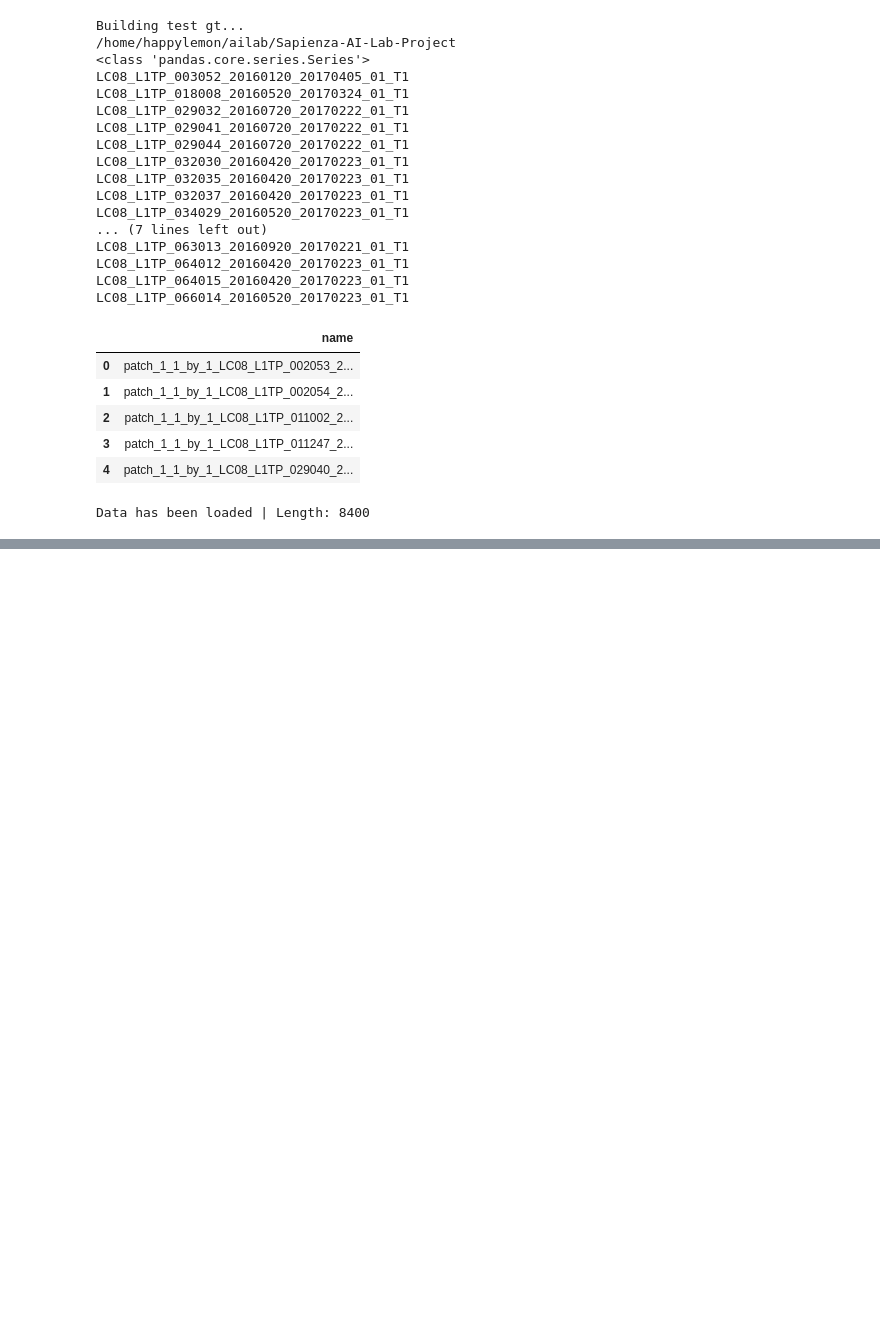
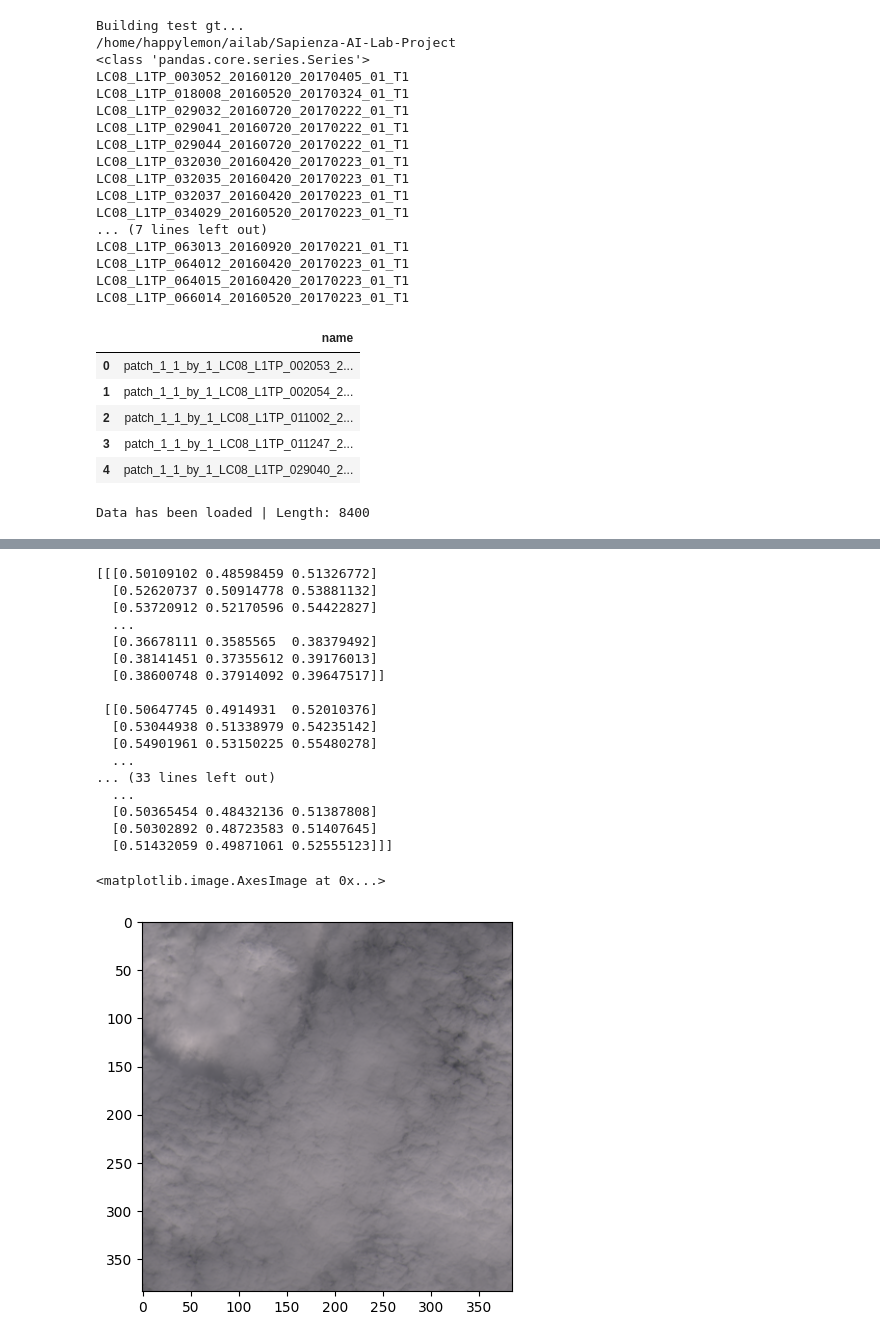
Before and after one commit to TheArtemis/Sapienza-AI-Lab-Project, a Jupyter notebook: 38-cloud-notebook.ipynb, the cells around one changed output, grey strips where cells are left out. Cells and saved outputs as stored; diff of their text form; code cells hidden in the pictures; blank space fills up the shorter version.

```diff
--- a/38-cloud-notebook.ipynb
+++ b/38-cloud-notebook.ipynb
@@ -159,0 +197,35 @@ ax[1].imshow(data.to_mask(image_index))
+# %%
+### TEMP
+
+b_t = 'data/38-Cloud_training/train_blue/blue_patch_250_12_by_8_LC08_L1TP_061017_20160720_20170223_01_T1.TIF'
+g_t = 'data/38-Cloud_training/train_green/green_patch_250_12_by_8_LC08_L1TP_061017_20160720_20170223_01_T1.TIF'
+r_t = 'data/38-Cloud_training/train_red/red_patch_250_12_by_8_LC08_L1TP_061017_20160720_20170223_01_T1.TIF'
+
+b = np.array(Image.open(b_t))
+g = np.array(Image.open(g_t))
+r = np.array(Image.open(r_t))
+
+rgb = np.stack([r, g, b], axis=2)
+rgb = rgb / np.iinfo(rgb.dtype).max
+print(rgb)
+plt.imshow(rgb)
+# %% [output]
+[[[0.50109102 0.48598459 0.51326772]
+  [0.52620737 0.50914778 0.53881132]
+  [0.53720912 0.52170596 0.54422827]
+  ...
+  [0.36678111 0.3585565  0.38379492]
+  [0.38141451 0.37355612 0.39176013]
+  [0.38600748 0.37914092 0.39647517]]
+
+ [[0.50647745 0.4914931  0.52010376]
+  [0.53044938 0.51338979 0.54235142]
+  [0.54901961 0.53150225 0.55480278]
+  ...
+... (33 lines left out)
+  ...
+  [0.50365454 0.48432136 0.51387808]
+  [0.50302892 0.48723583 0.51407645]
+  [0.51432059 0.49871061 0.52555123]]]
+<matplotlib.image.AxesImage at 0x...>
+[figure, added]
```
Also changed, not shown: parts of 6 cells of this notebook.
